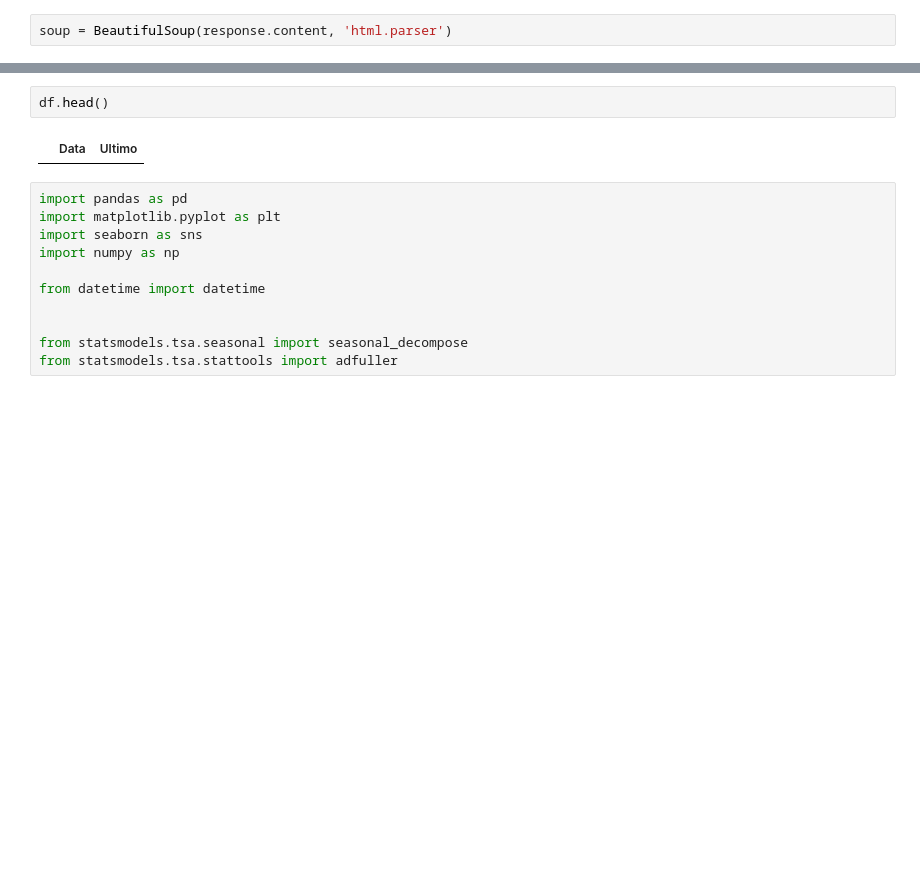
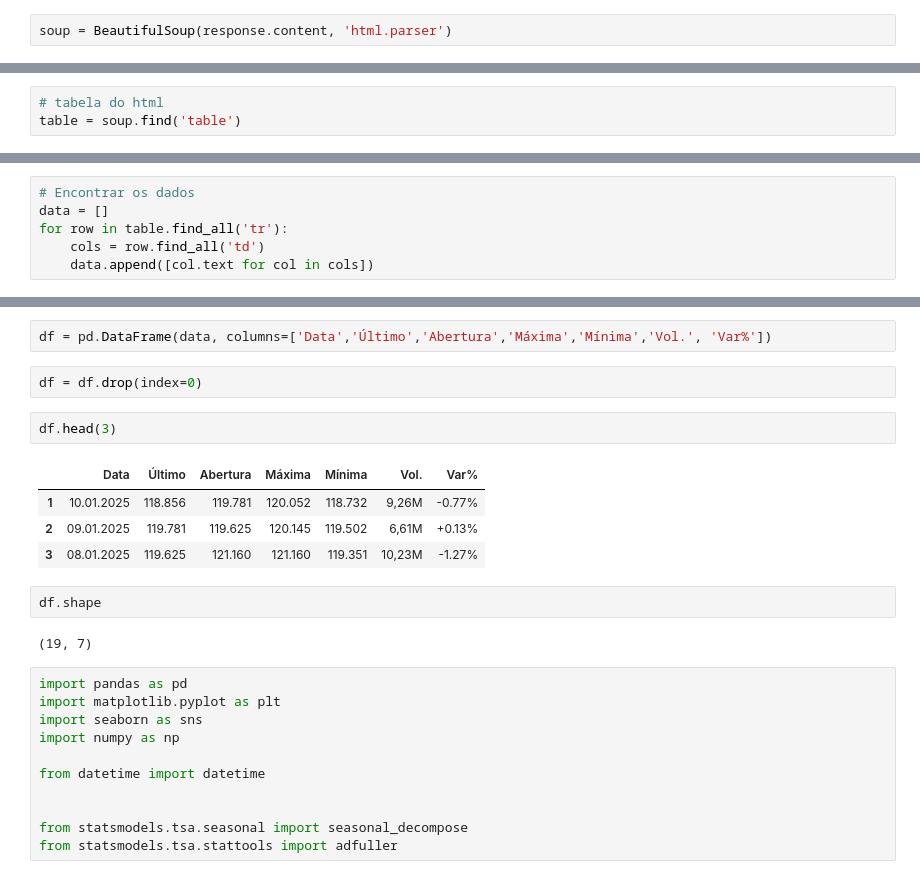
Before and after one commit to SandraRojasZ/Ibovespa-futuro, a Jupyter notebook: ibov-prev.ipynb, the cells around one changed output, grey strips where cells are left out. Cells and saved outputs as stored; diff of their text form; blank space fills up the shorter version.

```diff
--- a/ibov-prev.ipynb
+++ b/ibov-prev.ipynb
@@ -66,0 +45,3 @@ df= pd.DataFrame({'Data': dates, 'Ultimo': ultimo})
+# %%
+# tabela do html
+table = soup.find('table')
@@ -66,0 +51,6 @@ df= pd.DataFrame({'Data': dates, 'Ultimo': ultimo})
+# %%
+# Encontrar os dados
+data = []
+for row in table.find_all('tr'):
+    cols = row.find_all('td')
+    data.append([col.text for col in cols])
@@ -67,7 +81,18 @@ df= pd.DataFrame({'Data': dates, 'Ultimo': ultimo})
+# %%
+df = pd.DataFrame(data, columns=['Data','Último','Abertura','Máxima','Mínima','Vol.', 'Var%'])
+# %%
+df = df.drop(index=0)
 # %%
-df.head()
+df.head(3)
 # %% [output]
-|  | Data | Ultimo |
+|  | Data | Último | Abertura | Máxima | Mínima | Vol. | Var% |
+| 1 | 10.01.2025 | 118.856 | 119.781 | 120.052 | 118.732 | 9,26M | -0.77% |
+| 2 | 09.01.2025 | 119.781 | 119.625 | 120.145 | 119.502 | 6,61M | +0.13% |
+| 3 | 08.01.2025 | 119.625 | 121.160 | 121.160 | 119.351 | 10,23M | -1.27% |
+# %%
+df.shape
+# %% [output]
+(19, 7)
 # %%
 import pandas as pd
 import matplotlib.pyplot as plt
```
Also changed, not shown: parts of 13 cells of this notebook.
